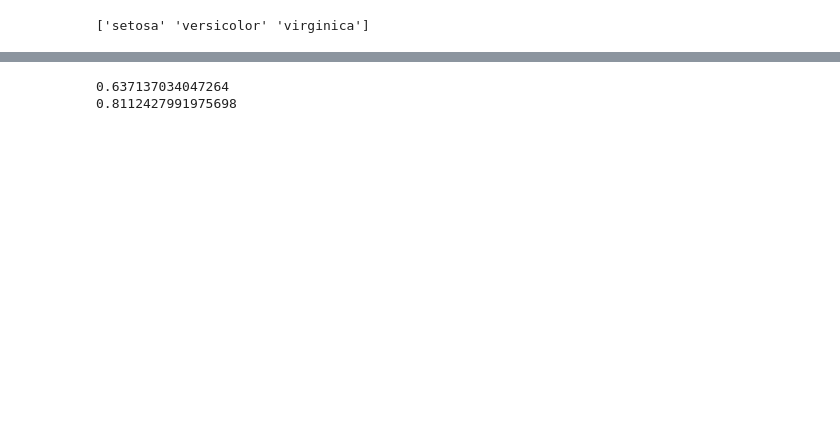
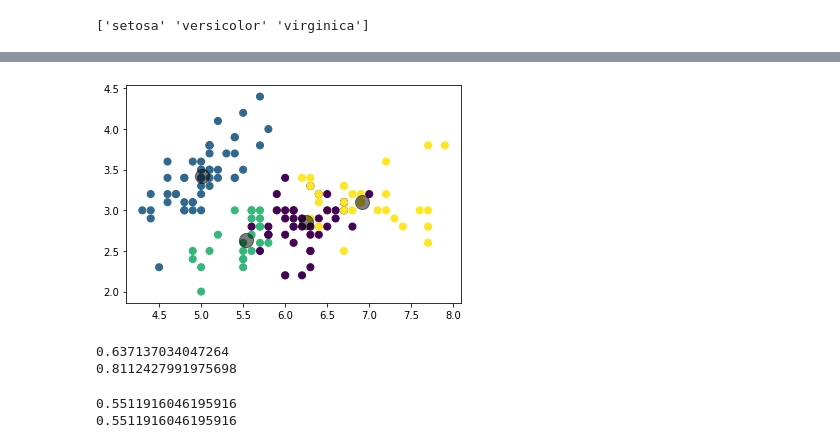
Before and after one commit to nandorusrin/IF3270-Clustering-Algorithm, a Jupyter notebook: KMeans.ipynb, the cells around one changed output, grey strips where cells are left out. Cells and saved outputs as stored; diff of their text form; code cells hidden in the pictures; blank space fills up the shorter version.

Commit message:
finish Silhouette Coeffiecient

```diff
--- a/KMeans.ipynb
+++ b/KMeans.ipynb
@@ -119,12 +119,15 @@ clusterer.visualize()
 # %%
 from sklearn.cluster import KMeans
 kmeans = KMeans(n_clusters=4)
+X = iris_X
 kmeans.fit(X)
 y_kmeans = kmeans.predict(X)
 plt.scatter(X[:, 0], X[:, 1], c=y_kmeans, s=50, cmap='viridis')
 
 centers = kmeans.cluster_centers_
 plt.scatter(centers[:, 0], centers[:, 1], c='black', s=200, alpha=0.5);
+# %% [output]
+[figure, added]
 # %%
 from sklearn import metrics
 from math import factorial
@@ -183,4 +200,7 @@ print(metrics.fowlkes_mallows_score(iris.target, labels))
 # %%
 # Silhouette Coefficient
-
-metrics.silhouette_score(iris_X, labels, metric='euclidean')
+print(silhouette_coefficient(iris_X, labels, metric='euclidean'))
+print(metrics.silhouette_score(iris_X, labels, metric='euclidean'))
+# %% [output]
+0.5511916046195916
+0.5511916046195916
```
Also changed, not shown: parts of 2 cells of this notebook.
